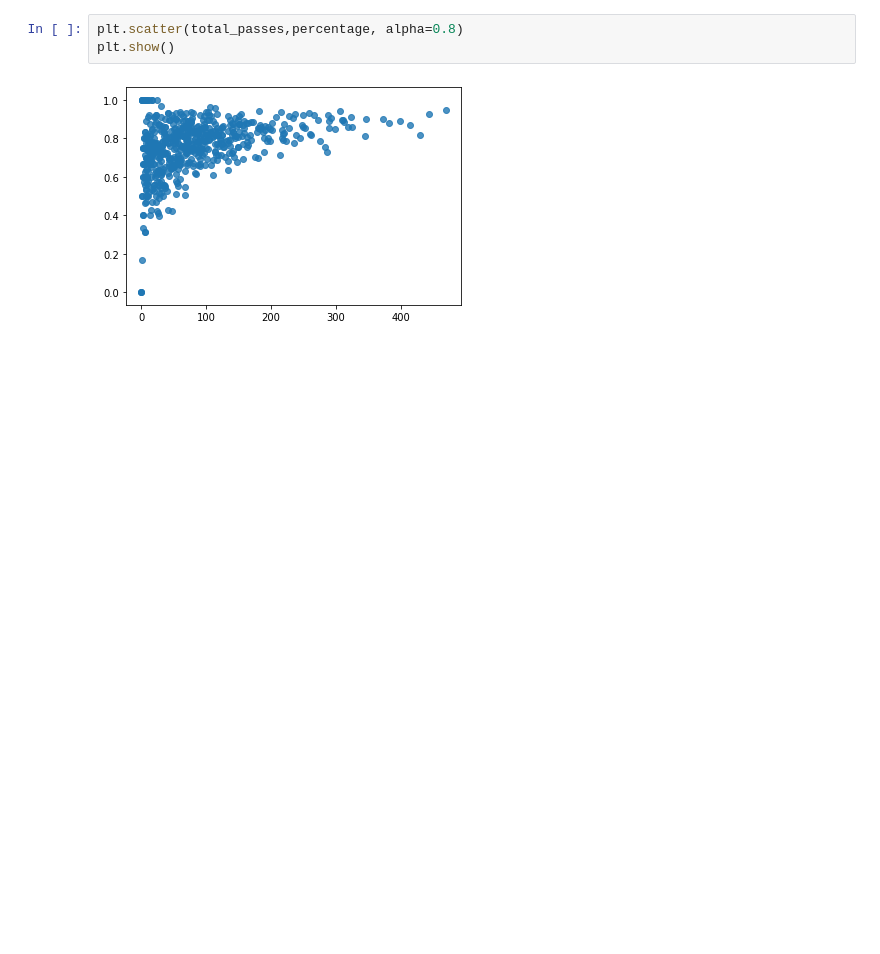
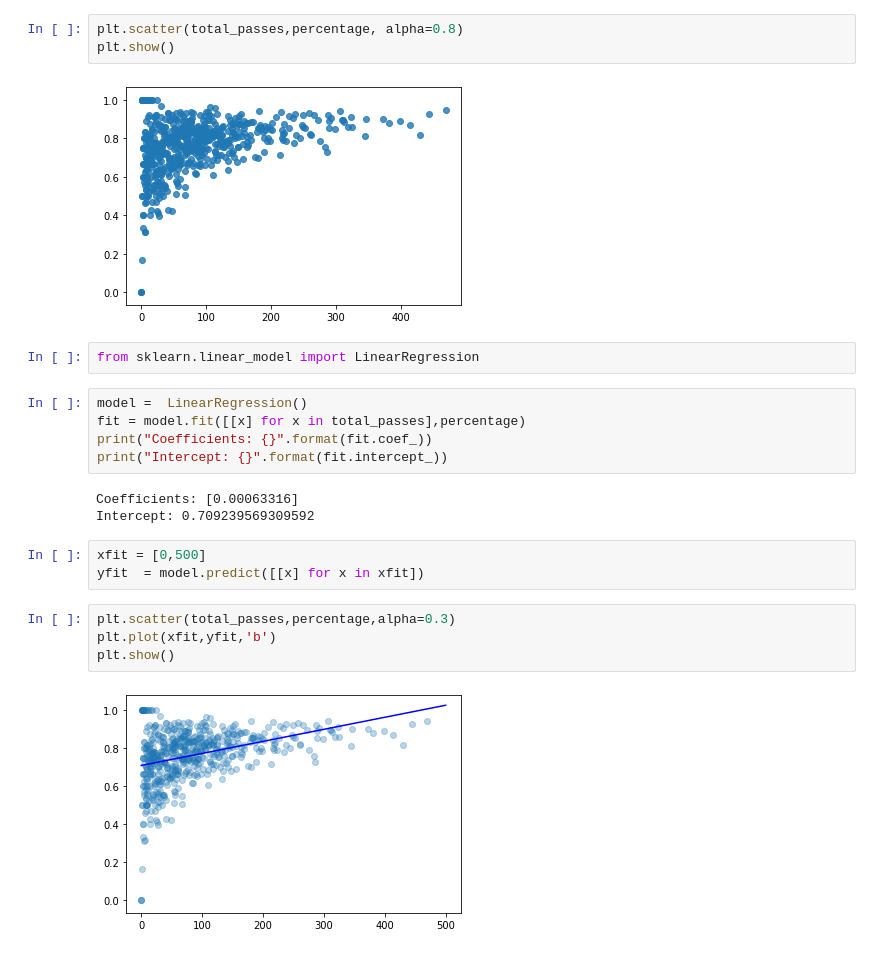
Before and after one commit to LeoSvalov/soccer-analytics, a Jupyter notebook: Notebooks/LinearRegression - Tutorial2.ipynb, the cells around one changed output. Saved outputs shown, nothing was run; the diff lists cells and outputs as text; blank space fills up the shorter version.

```diff
--- a/Notebooks/LinearRegression - Tutorial2.ipynb
+++ b/Notebooks/LinearRegression - Tutorial2.ipynb
@@ -57,3 +55,22 @@ plt.scatter(total_passes,percentage, alpha=0.8)
 plt.show()
 # %% [output]
 [figure]
+# %%
+from sklearn.linear_model import LinearRegression
+# %%
+model =  LinearRegression()
+fit = model.fit([[x] for x in total_passes],percentage)
+print("Coefficients: {}".format(fit.coef_))
+print("Intercept: {}".format(fit.intercept_))
+# %% [output]
+Coefficients: [0.00063316]
+Intercept: 0.709239569309592
+# %%
+xfit = [0,500]
+yfit  = model.predict([[x] for x in xfit])
+# %%
+plt.scatter(total_passes,percentage,alpha=0.3)
+plt.plot(xfit,yfit,'b')
+plt.show()
+# %% [output]
+[figure, added]
```
Also changed, not shown: parts of 1 cell of this notebook.
